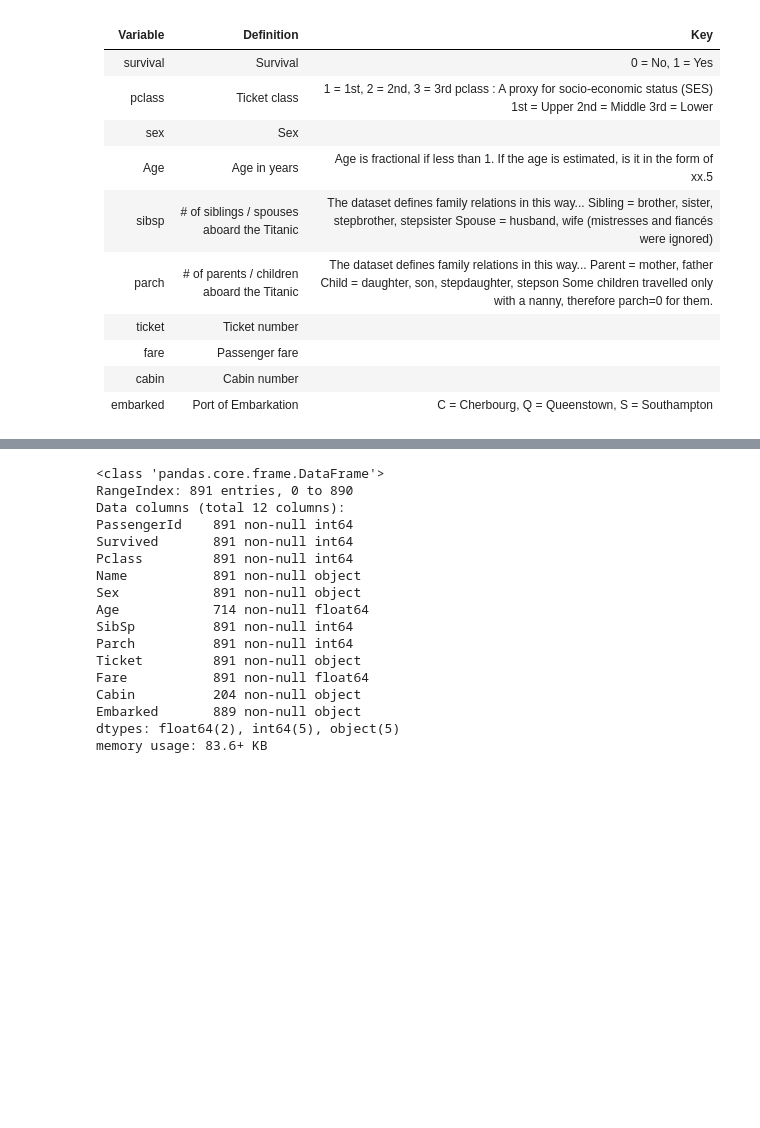
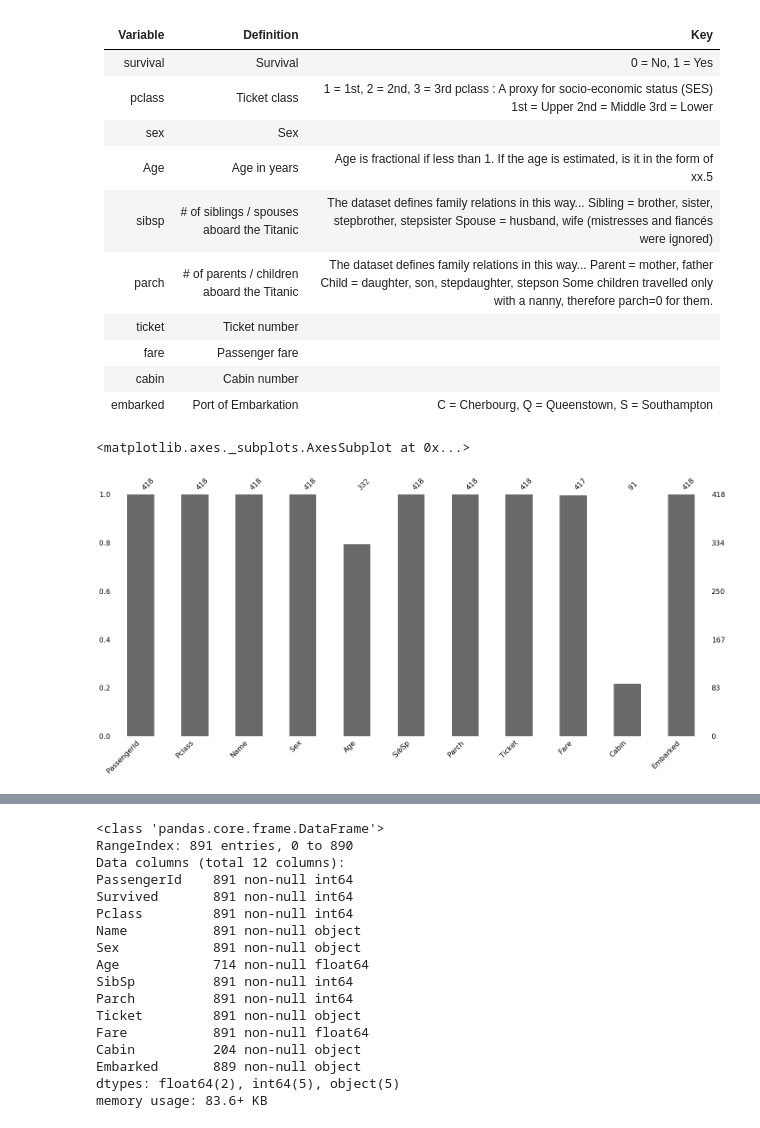
Before and after one commit to satrojan/Titanic, a Jupyter notebook: Titanic.ipynb, the cells around one changed output, grey strips where cells are left out. Saved outputs shown, nothing was run; the diff lists cells and outputs as text; code cells hidden in the pictures; blank space fills up the shorter version.

```diff
--- a/Titanic.ipynb
+++ b/Titanic.ipynb
@@ -17,3 +18,8 @@ import numpy as np
 # %%
 df_test = pd.read_csv('./data/test.csv')
 df_train = pd.read_csv('./data/train.csv')
+# %%
+msno.bar(df_test)
+# %% [output]
+<matplotlib.axes._subplots.AxesSubplot at 0x...>
+[figure, added]
```
Also changed, not shown: parts of 36 cells of this notebook.
